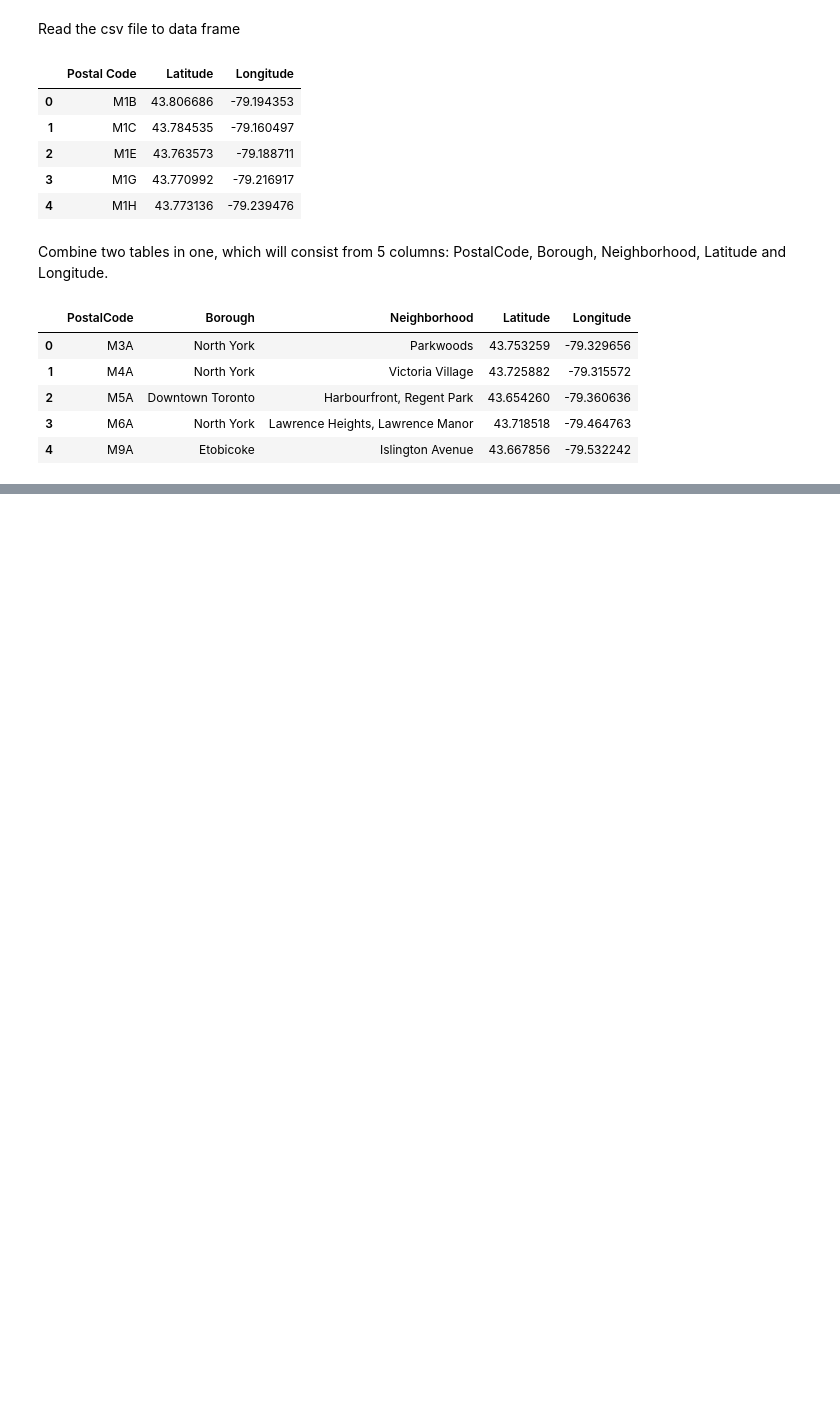
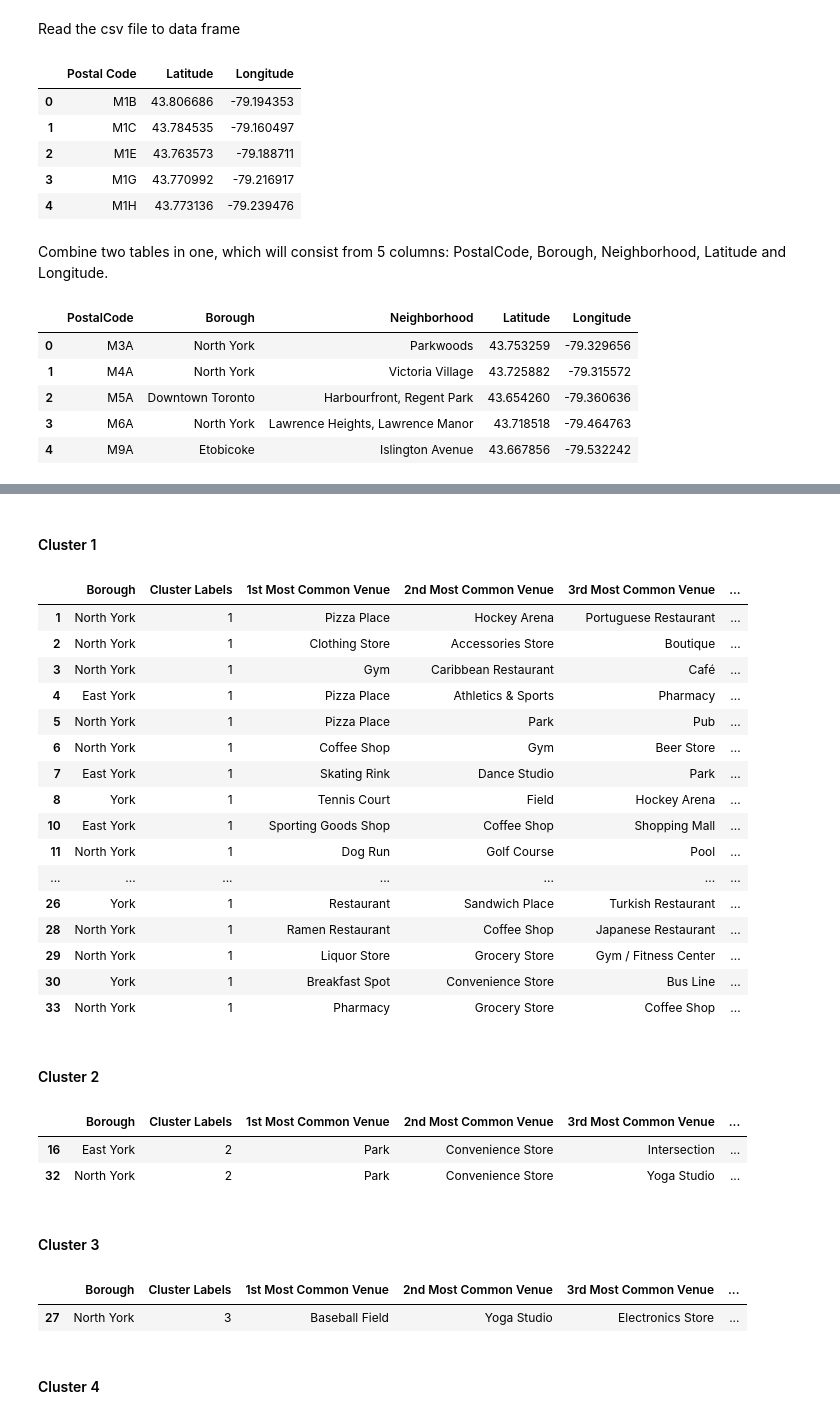
Before and after one commit to rolandina/Coursera_Capstone, a Jupyter notebook: Segmenting and Clustering Neighborhoods in Toronto.ipynb, the cells around one changed output, grey strips where cells are left out. Saved outputs shown, nothing was run; the diff lists cells and outputs as text; code cells hidden in the pictures; blank space fills up the shorter version.

```diff
--- a/Segmenting and Clustering Neighborhoods in Toronto.ipynb
+++ b/Segmenting and Clustering Neighborhoods in Toronto.ipynb
@@ -186,0 +518,6 @@ neighborhoods.head()
+# %%
+def return_most_common_venues(row, num_top_venues):
+    row_categories = row.iloc[1:]
+    row_categories_sorted = row_categories.sort_values(ascending=False)
+
+    return row_categories_sorted.index.values[0:num_top_venues]
@@ -186,0 +558,14 @@ neighborhoods.head()
+# %%
+# import k-means from clustering stage
+from sklearn.cluster import KMeans
+
+# set number of clusters
+kclusters = 5
+
+york_grouped_clustering = york_grouped.drop('Neighborhood', 1)
+
+# run k-means clustering
+kmeans = KMeans(n_clusters=kclusters, random_state=0).fit(york_grouped_clustering)
+
+# check cluster labels generated for each row in the dataframe
+kmeans.labels_[0:10]
@@ -186,0 +576,10 @@ neighborhoods.head()
+# %%
+# add clustering labels
+neighborhoods_venues_sorted.insert(0, 'Cluster Labels', kmeans.labels_)
+
+york_merged = york_data
+
+# merge toronto_grouped with toronto_data to add latitude/longitude for each neighborhood
+york_merged = york_merged.join(neighborhoods_venues_sorted.set_index('Neighborhood'), on='Neighborhood')
+
+york_merged.head() # check the last columns!
@@ -186,0 +593,4 @@ neighborhoods.head()
+# %%
+york_merged.dropna(subset = ['Cluster Labels'], axis = 0, inplace = True)
+york_merged['Cluster Labels'] = york_merged['Cluster Labels'].astype("int")
+york_merged.head()
@@ -186,0 +650,39 @@ neighborhoods.head()
+# %% [markdown]
+#### Cluster 1
+# %%
+york_merged.loc[york_merged['Cluster Labels'] == 1, york_merged.columns[[1] + list(range(5, york_merged.shape[1]))]]
+# %% [output]
+|  | Borough | Cluster Labels | 1st Most Common Venue | 2nd Most Common Venue | 3rd Most Common Venue | ... |
+| 1 | North York | 1 | Pizza Place | Hockey Arena | Portuguese Restaurant | ... |
+| 2 | North York | 1 | Clothing Store | Accessories Store | Boutique | ... |
+| 3 | North York | 1 | Gym | Caribbean Restaurant | Café | ... |
+| 4 | East York | 1 | Pizza Place | Athletics & Sports | Pharmacy | ... |
+| 5 | North York | 1 | Pizza Place | Park | Pub | ... |
+| 6 | North York | 1 | Coffee Shop | Gym | Beer Store | ... |
+| 7 | East York | 1 | Skating Rink | Dance Studio | Park | ... |
+| 8 | York | 1 | Tennis Court | Field | Hockey Arena | ... |
+| 10 | East York | 1 | Sporting Goods Shop | Coffee Shop | Shopping Mall | ... |
+| 11 | North York | 1 | Dog Run | Golf Course | Pool | ... |
+| ... | ... | ... | ... | ... | ... | ... |
+| 26 | York | 1 | Restaurant | Sandwich Place | Turkish Restaurant | ... |
+| 28 | North York | 1 | Ramen Restaurant | Coffee Shop | Japanese Restaurant | ... |
+| 29 | North York | 1 | Liquor Store | Grocery Store | Gym / Fitness Center | ... |
+| 30 | York | 1 | Breakfast Spot | Convenience Store | Bus Line | ... |
+| 33 | North York | 1 | Pharmacy | Grocery Store | Coffee Shop | ... |
+# %% [markdown]
+#### Cluster 2
+# %%
+york_merged.loc[york_merged['Cluster Labels'] == 2, york_merged.columns[[1] + list(range(5, york_merged.shape[1]))]]
+# %% [output]
+|  | Borough | Cluster Labels | 1st Most Common Venue | 2nd Most Common Venue | 3rd Most Common Venue | ... |
+| 16 | East York | 2 | Park | Convenience Store | Intersection | ... |
+| 32 | North York | 2 | Park | Convenience Store | Yoga Studio | ... |
+# %% [markdown]
+#### Cluster 3
+# %%
+york_merged.loc[york_merged['Cluster Labels'] == 3, york_merged.columns[[1] + list(range(5, york_merged.shape[1]))]]
+# %% [output]
+|  | Borough | Cluster Labels | 1st Most Common Venue | 2nd Most Common Venue | 3rd Most Common Venue | ... |
+| 27 | North York | 3 | Baseball Field | Yoga Studio | Electronics Store | ... |
+# %% [markdown]
+#### Cluster 4
```
Also changed, not shown: parts of 62 cells of this notebook.
